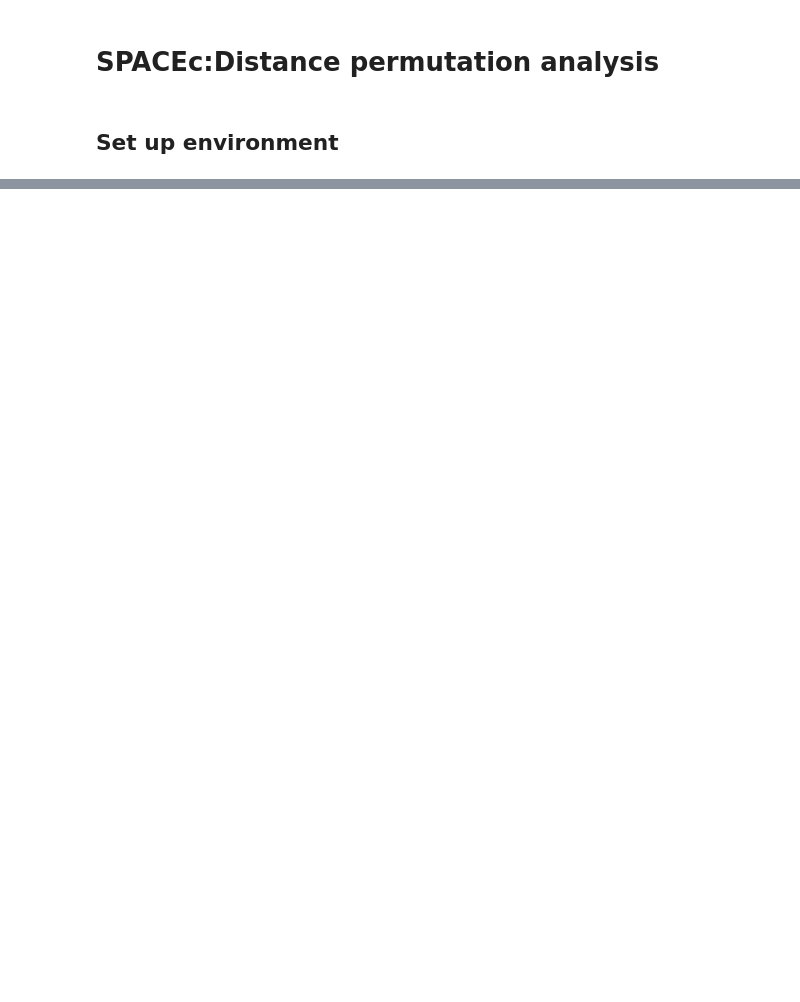
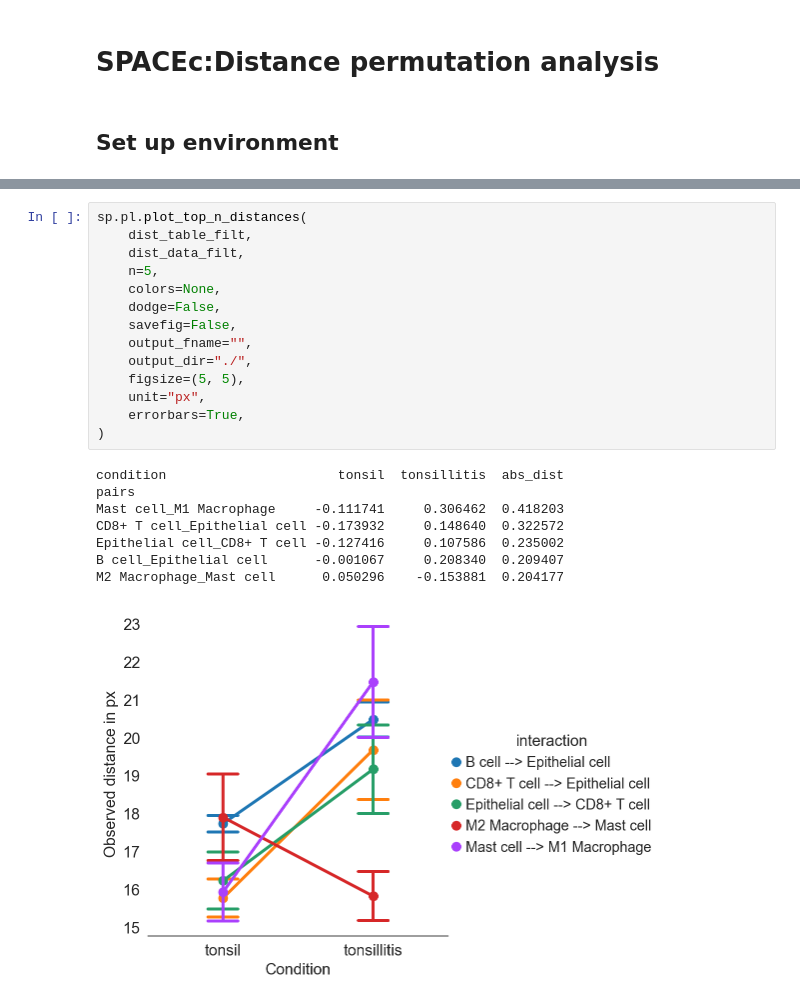
Before and after one commit to yuqiyuqitan/SPACEc, a Jupyter notebook: notebooks/5_distance_permutation_analysis.ipynb, the cells around one changed output, grey strips where cells are left out. Drawn from its saved outputs; the diff is of its cells as text; blank space fills up the shorter version.

```diff
--- a/notebooks/5_distance_permutation_analysis.ipynb
+++ b/notebooks/5_distance_permutation_analysis.ipynb
@@ -110 +119,24 @@ dist_data_filt.head()
+# %%
+sp.pl.plot_top_n_distances(
+    dist_table_filt,
+    dist_data_filt,
+    n=5,
+    colors=None,
+    dodge=False,
+    savefig=False,
+    output_fname="",
+    output_dir="./",
+    figsize=(5, 5),
+    unit="px",
+    errorbars=True,
+)
+# %% [output]
+condition                      tonsil  tonsillitis  abs_dist
+pairs
+Mast cell_M1 Macrophage     -0.111741     0.306462  0.418203
+CD8+ T cell_Epithelial cell -0.173932     0.148640  0.322572
+Epithelial cell_CD8+ T cell -0.127416     0.107586  0.235002
+B cell_Epithelial cell      -0.001067     0.208340  0.209407
+M2 Macrophage_Mast cell      0.050296    -0.153881  0.204177
+[figure, added]
 # %%
```
Also changed, not shown: parts of 15 cells of this notebook, 2 other files.
